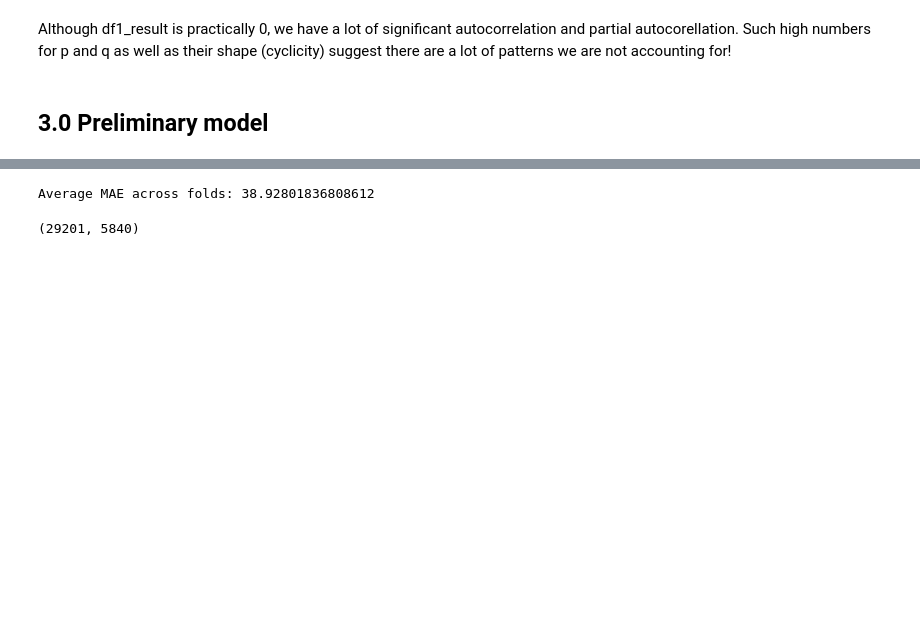
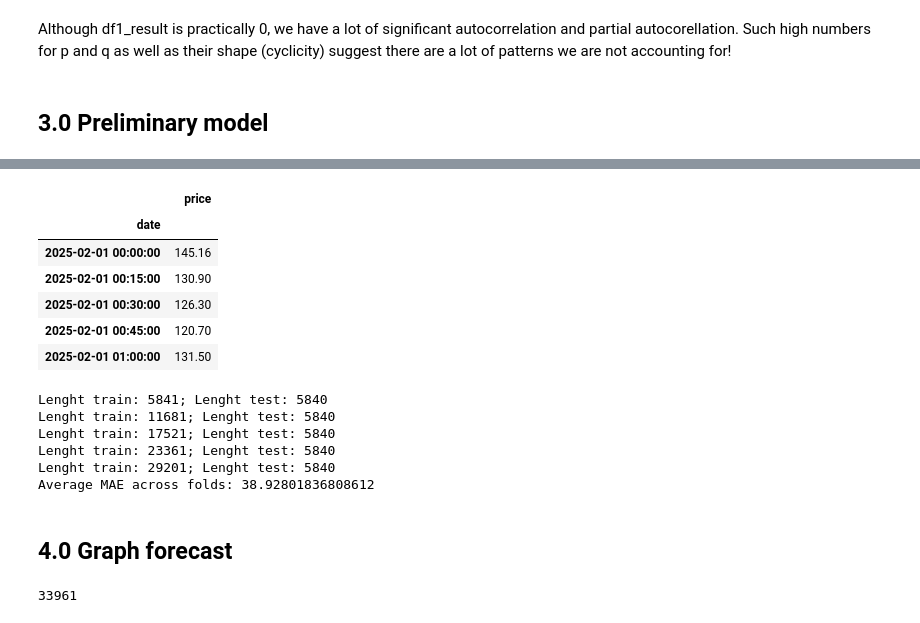
Before and after one commit to xucenying/grid-intelligence, a Jupyter notebook: notebooks/laurenz/baseline_model.ipynb, the cells around one changed output, grey strips where cells are left out. Drawn from its saved outputs; the diff is of its cells as text; code cells hidden in the pictures; blank space fills up the shorter version.

```diff
--- a/notebooks/laurenz/baseline_model.ipynb
+++ b/notebooks/laurenz/baseline_model.ipynb
@@ -148,4 +130,7 @@ Although df1_result is practically 0, we have a lot of significant autocorrelati
 ## 3.0 Preliminary model
 # %%
 #a shot in the dark, keep it simple
-type(y)
+#preserving the date information
+data_bm = data_bm.set_index('date')
+#telling the forecast to recognize the index as 15 min intervals
+data_bm.index = pd.DatetimeIndex(data_bm.index, freq='15min')
@@ -154,17 +151,27 @@ pandas.core.series.Series
+# %%
+data_bm.head()
+# %% [output]
+|  | price |
+| date |  |
+| 2025-02-01 00:00:00 | 145.16 |
+| 2025-02-01 00:15:00 | 130.90 |
+| 2025-02-01 00:30:00 | 126.30 |
+| 2025-02-01 00:45:00 | 120.70 |
+| 2025-02-01 01:00:00 | 131.50 |
 # %%
 from sklearn.model_selection import TimeSeriesSplit
 from statsmodels.tsa.arima.model import ARIMA
 from sklearn.metrics import mean_absolute_error
 import numpy as np
 
-y = data_bm["price"]
+
 
 ts_cv = TimeSeriesSplit(n_splits=5)
 mae_list = []
 
-for train_index, test_index in ts_cv.split(y):
-    train, test = y.iloc[train_index], y.iloc[test_index]
-
+for train_index, test_index in ts_cv.split(data_bm):
+    train, test = data_bm.iloc[train_index].copy(), data_bm.iloc[test_index].copy()
+    print(f'Lenght train: {len(train)}; Lenght test: {len(test)}')
     # Fit ARIMA on train
     model = ARIMA(train, order=(2,0,2))  # replace with your orders
     model_fit = model.fit()
@@ -180,8 +187,11 @@ for train_index, test_index in ts_cv.split(y):
 avg_mae = np.mean(mae_list)
 print(f'Average MAE across folds: {avg_mae}')
 # %% [output]
+Lenght train: 5841; Lenght test: 5840
+Lenght train: 11681; Lenght test: 5840
+Lenght train: 17521; Lenght test: 5840
+Lenght train: 23361; Lenght test: 5840
+Lenght train: 29201; Lenght test: 5840
 Average MAE across folds: 38.92801836808612
-# %%
-len(train), len(test)
-# %% [output]
-(29201, 5840)
+# %% [markdown]
+## 4.0 Graph forecast
@@ -187,0 +200,4 @@ len(train), len(test)
+# %%
+len(data_bm) - three_days
+# %% [output]
+33961
```
Also changed, not shown: parts of 11 cells of this notebook.
